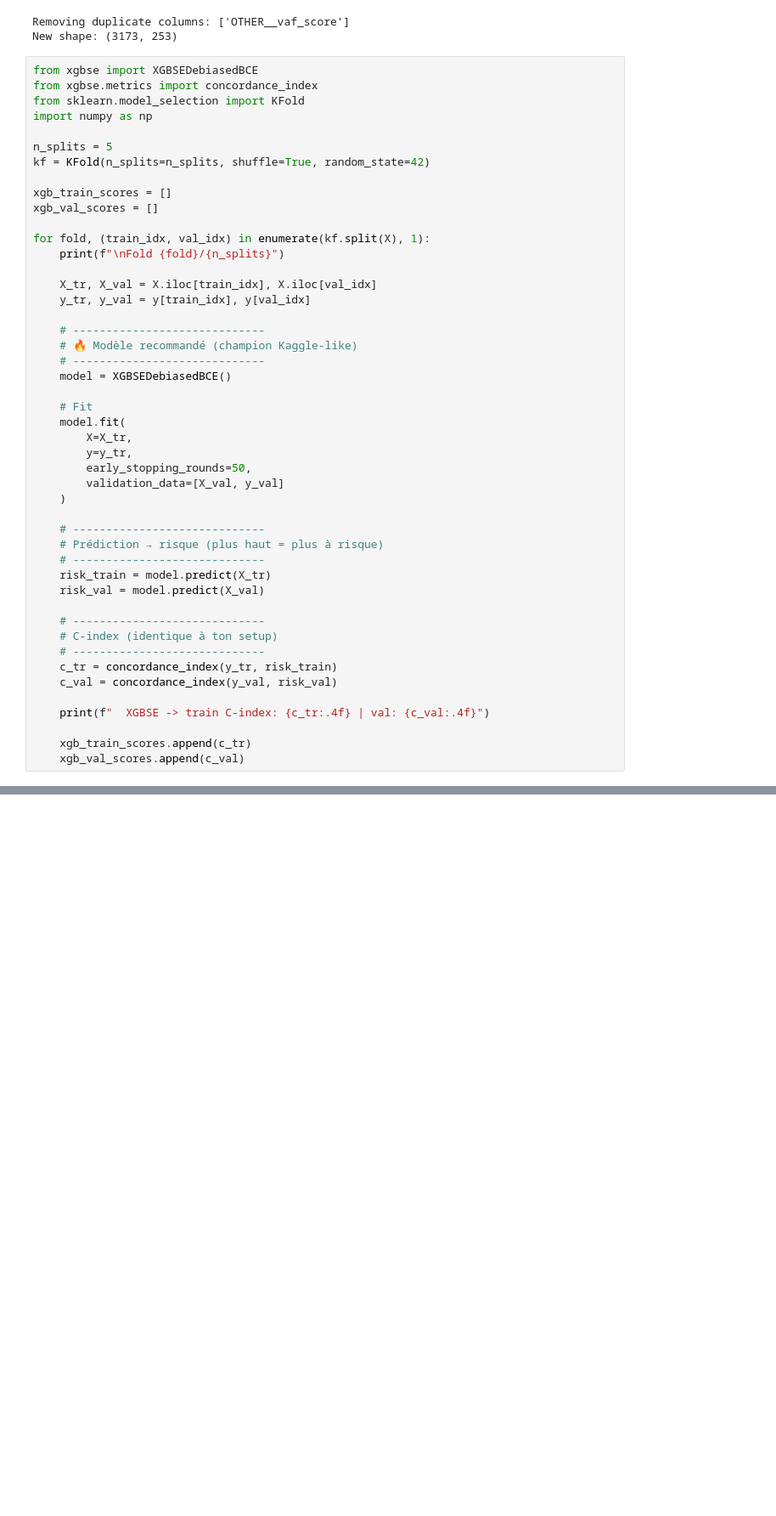
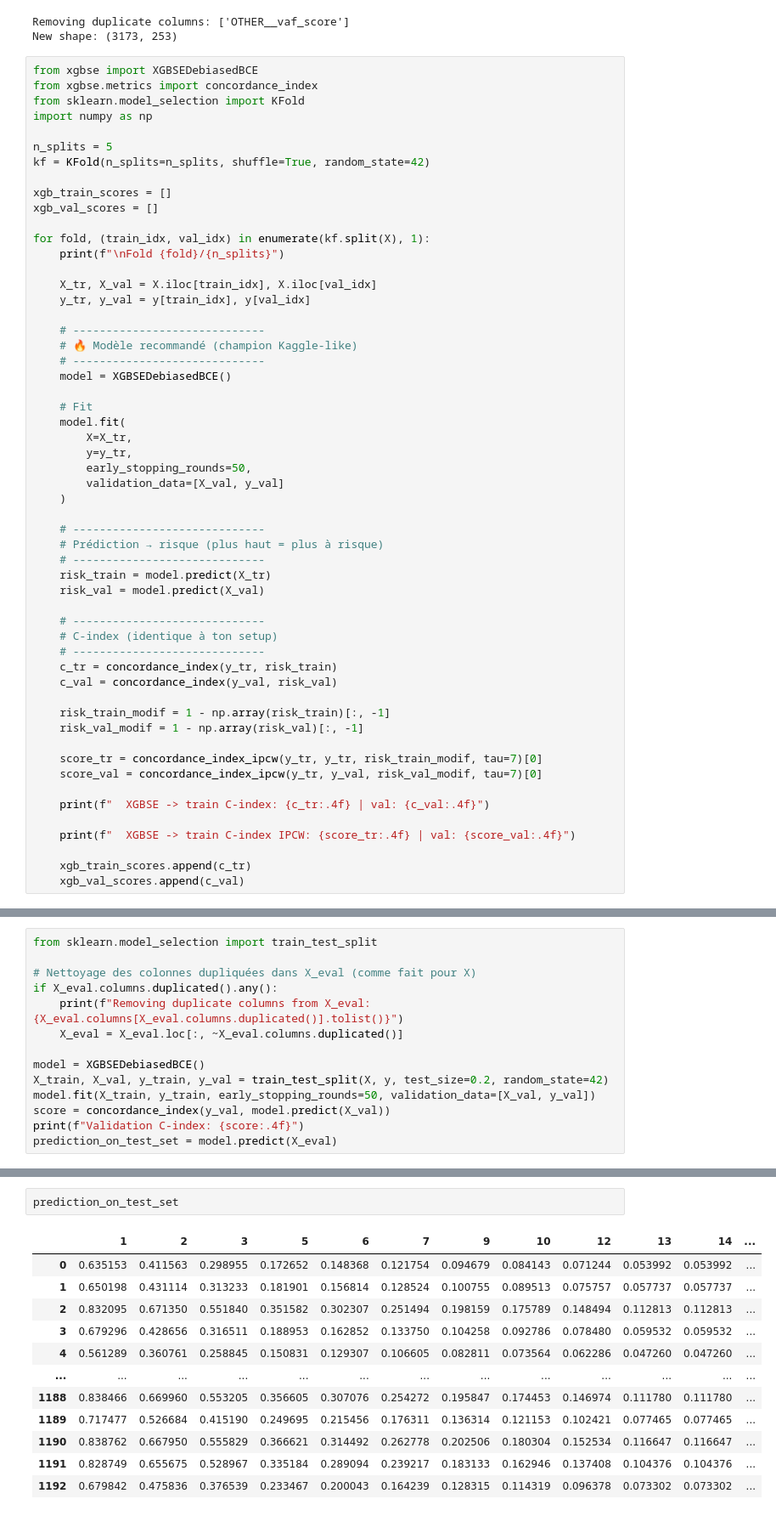
Before and after one commit to NzoCs/ens_data_challenge, a Jupyter notebook: notebooks/benchmark_feat_eng.ipynb, the cells around one changed output, grey strips where cells are left out. Shown at 85% size. Saved outputs shown, nothing was run; the diff lists cells and outputs as text; blank space fills up the shorter version.

```diff
--- a/notebooks/benchmark_feat_eng.ipynb
+++ b/notebooks/benchmark_feat_eng.ipynb
@@ -833,7 +876,15 @@ for fold, (train_idx, val_idx) in enumerate(kf.split(X), 1):
     c_tr = concordance_index(y_tr, risk_train)
     c_val = concordance_index(y_val, risk_val)
 
+    risk_train_modif = 1 - np.array(risk_train)[:, -1]
+    risk_val_modif = 1 - np.array(risk_val)[:, -1]
+
+    score_tr = concordance_index_ipcw(y_tr, y_tr, risk_train_modif, tau=7)[0]
+    score_val = concordance_index_ipcw(y_tr, y_val, risk_val_modif, tau=7)[0]
+
     print(f"  XGBSE -> train C-index: {c_tr:.4f} | val: {c_val:.4f}")
+
+    print(f"  XGBSE -> train C-index IPCW: {score_tr:.4f} | val: {score_val:.4f}")
 
     xgb_train_scores.append(c_tr)
     xgb_val_scores.append(c_val)
@@ -847,0 +905,14 @@ print(f"Val   C-index moyen: {np.mean(xgb_val_scores):.4f} ± {np.std(xgb_val_sc
+# %%
+from sklearn.model_selection import train_test_split
+
+# Nettoyage des colonnes dupliquées dans X_eval (comme fait pour X)
+if X_eval.columns.duplicated().any():
+    print(f"Removing duplicate columns from X_eval: {X_eval.columns[X_eval.columns.duplicated()].tolist()}")
+    X_eval = X_eval.loc[:, ~X_eval.columns.duplicated()]
+
+model = XGBSEDebiasedBCE()
+X_train, X_val, y_train, y_val = train_test_split(X, y, test_size=0.2, random_state=42)
+model.fit(X_train, y_train, early_stopping_rounds=50, validation_data=[X_val, y_val])
+score = concordance_index(y_val, model.predict(X_val))
+print(f"Validation C-index: {score:.4f}")
+prediction_on_test_set = model.predict(X_eval)
@@ -847,0 +921,15 @@ print(f"Val   C-index moyen: {np.mean(xgb_val_scores):.4f} ± {np.std(xgb_val_sc
+# %%
+prediction_on_test_set
+# %% [output]
+|  | 1 | 2 | 3 | 5 | 6 | 7 | 9 | 10 | 12 | 13 | 14 | ... |
+| 0 | 0.635153 | 0.411563 | 0.298955 | 0.172652 | 0.148368 | 0.121754 | 0.094679 | 0.084143 | 0.071244 | 0.053992 | 0.053992 | ... |
+| 1 | 0.650198 | 0.431114 | 0.313233 | 0.181901 | 0.156814 | 0.128524 | 0.100755 | 0.089513 | 0.075757 | 0.057737 | 0.057737 | ... |
+| 2 | 0.832095 | 0.671350 | 0.551840 | 0.351582 | 0.302307 | 0.251494 | 0.198159 | 0.175789 | 0.148494 | 0.112813 | 0.112813 | ... |
+| 3 | 0.679296 | 0.428656 | 0.316511 | 0.188953 | 0.162852 | 0.133750 | 0.104258 | 0.092786 | 0.078480 | 0.059532 | 0.059532 | ... |
+| 4 | 0.561289 | 0.360761 | 0.258845 | 0.150831 | 0.129307 | 0.106605 | 0.082811 | 0.073564 | 0.062286 | 0.047260 | 0.047260 | ... |
+| ... | ... | ... | ... | ... | ... | ... | ... | ... | ... | ... | ... | ... |
+| 1188 | 0.838466 | 0.669960 | 0.553205 | 0.356605 | 0.307076 | 0.254272 | 0.195847 | 0.174453 | 0.146974 | 0.111780 | 0.111780 | ... |
+| 1189 | 0.717477 | 0.526684 | 0.415190 | 0.249695 | 0.215456 | 0.176311 | 0.136314 | 0.121153 | 0.102421 | 0.077465 | 0.077465 | ... |
+| 1190 | 0.838762 | 0.667950 | 0.555829 | 0.366621 | 0.314492 | 0.262778 | 0.202506 | 0.180304 | 0.152534 | 0.116647 | 0.116647 | ... |
+| 1191 | 0.828749 | 0.655675 | 0.528967 | 0.335184 | 0.289094 | 0.239217 | 0.183133 | 0.162946 | 0.137408 | 0.104376 | 0.104376 | ... |
+| 1192 | 0.679842 | 0.475836 | 0.376539 | 0.233467 | 0.200043 | 0.164239 | 0.128315 | 0.114319 | 0.096378 | 0.073302 | 0.073302 | ... |
```
Also changed, not shown: parts of 15 cells of this notebook, 1 other file.
